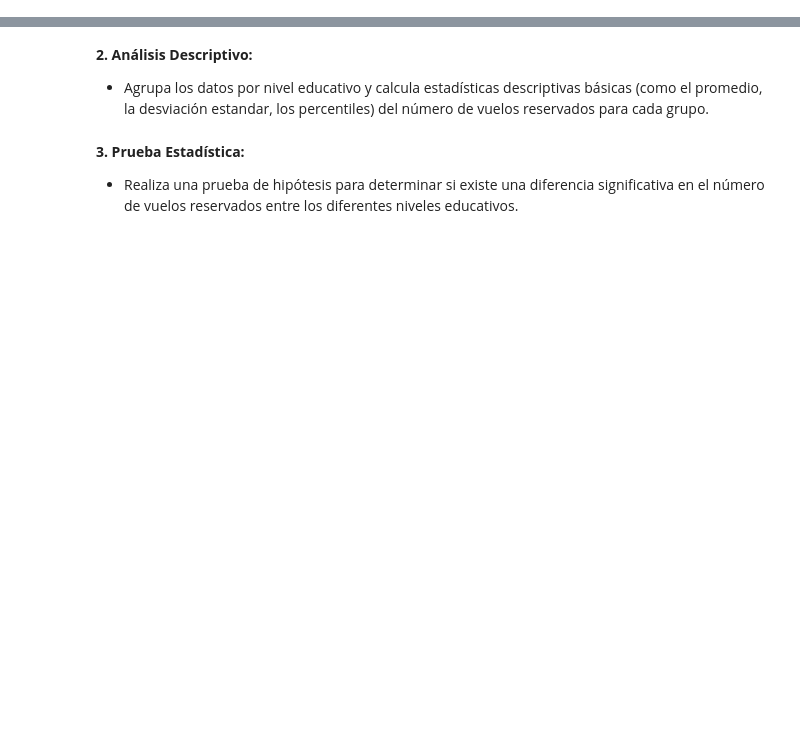
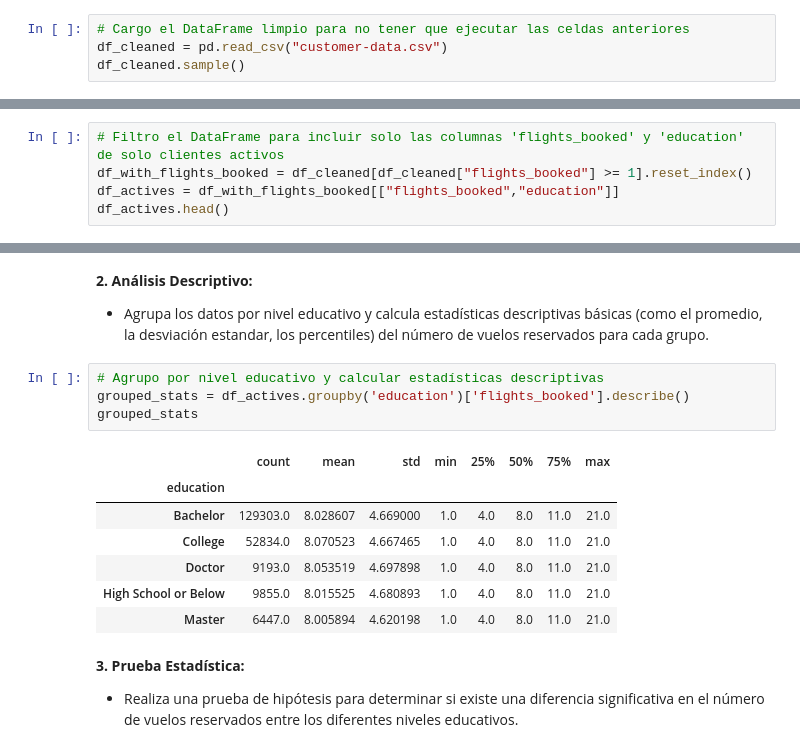
Before and after one commit to Adalab/bda-modulo-3-evaluacion-final-eaguilag, a Jupyter notebook: bda-modulo-3-evaluacion-final-promo-angela-elena-aguila.ipynb, the cells around one changed output, grey strips where cells are left out. Drawn from its saved outputs; the diff is of its cells as text; blank space fills up the shorter version.

```diff
--- a/bda-modulo-2-evaluacion-final-promo-angela-elena-aguila.ipynb
+++ b/bda-modulo-3-evaluacion-final-promo-angela-elena-aguila.ipynb
@@ -613,3 +619,7 @@ plt.show()
 - La comparativa por género de cada estado civil es bastante equitativa.
 # %% [markdown]
 ## Fase 3: Evaluación de Diferencias en Reservas de Vuelos por NivelEducativo
+# %%
+# Cargo el DataFrame limpio para no tener que ejecutar las celdas anteriores
+df_cleaned = pd.read_csv("customer-data.csv")
+df_cleaned.sample()
@@ -621,0 +663,5 @@ plt.show()
+# %%
+# Filtro el DataFrame para incluir solo las columnas 'flights_booked' y 'education' de solo clientes activos
+df_with_flights_booked = df_cleaned[df_cleaned["flights_booked"] >= 1].reset_index()
+df_actives = df_with_flights_booked[["flights_booked","education"]]
+df_actives.head()
@@ -624,6 +676,18 @@ plt.show()
 **2. Análisis Descriptivo:**
 
 - Agrupa los datos por nivel educativo y calcula estadísticas descriptivas básicas (como el promedio, la desviación estandar, los percentiles) del número de vuelos reservados para cada grupo.
+# %%
+# Agrupo por nivel educativo y calcular estadísticas descriptivas
+grouped_stats = df_actives.groupby('education')['flights_booked'].describe()
+grouped_stats
+# %% [output]
+|  | count | mean | std | min | 25% | 50% | 75% | max |
+| education |  |  |  |  |  |  |  |  |
+| Bachelor | 129303.0 | 8.028607 | 4.669000 | 1.0 | 4.0 | 8.0 | 11.0 | 21.0 |
+| College | 52834.0 | 8.070523 | 4.667465 | 1.0 | 4.0 | 8.0 | 11.0 | 21.0 |
+| Doctor | 9193.0 | 8.053519 | 4.697898 | 1.0 | 4.0 | 8.0 | 11.0 | 21.0 |
+| High School or Below | 9855.0 | 8.015525 | 4.680893 | 1.0 | 4.0 | 8.0 | 11.0 | 21.0 |
+| Master | 6447.0 | 8.005894 | 4.620198 | 1.0 | 4.0 | 8.0 | 11.0 | 21.0 |
 # %% [markdown]
 **3. Prueba Estadística:**
 
```
Also changed, not shown: parts of 11 cells of this notebook.
